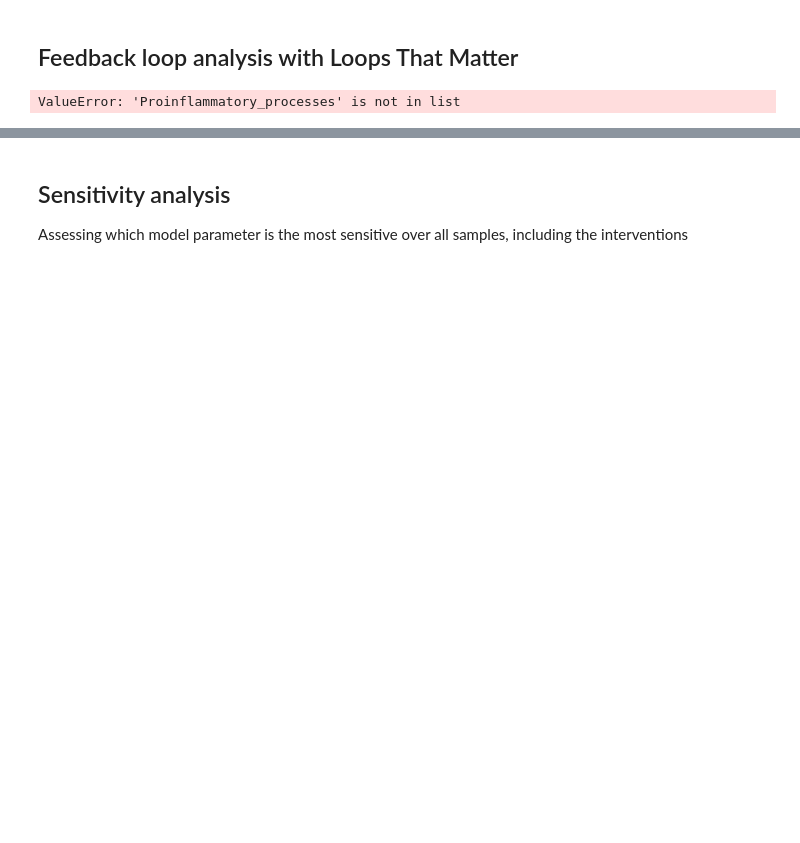
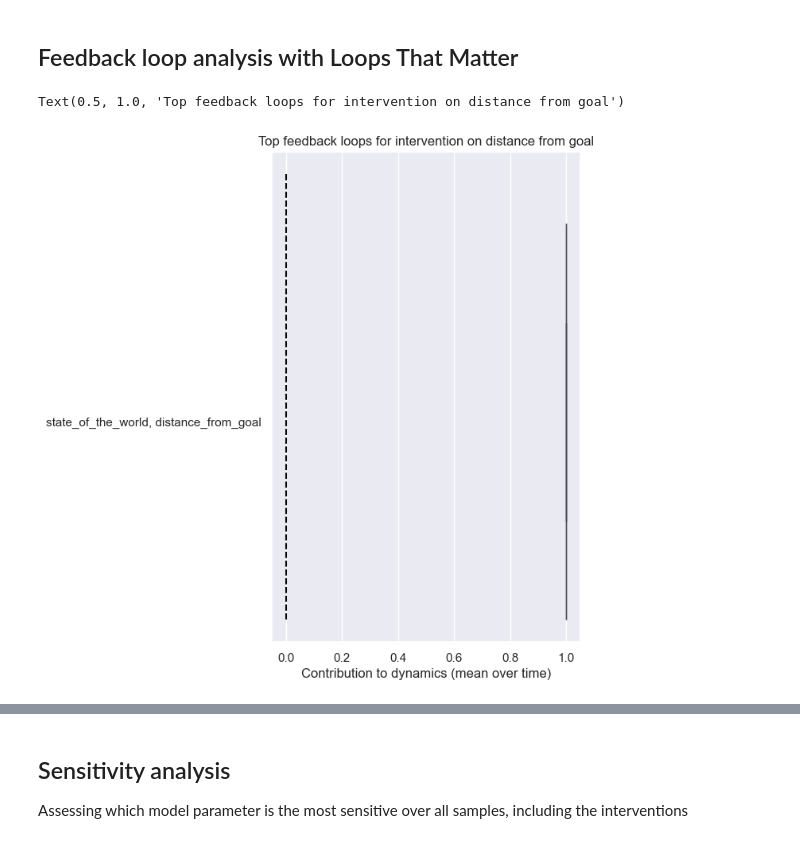
Before and after one commit to jerul/systemdynamics, a Jupyter notebook: Examples/archetype_goal_seeking.ipynb, the cells around one changed output, grey strips where cells are left out. Saved outputs shown, nothing was run; the diff lists cells and outputs as text; code cells hidden in the pictures; blank space fills up the shorter version.

```diff
--- a/Examples/archetype_goal_seeking.ipynb
+++ b/Examples/archetype_goal_seeking.ipynb
@@ -132,7 +132,7 @@ combine_loop_type = 'mean'  #'final'
 cut_off_importance = 0.01  # 0.005  # Select most important
 
 #for j, int_var in enumerate(s.intervention_variables):
-int_var = "Proinflammatory_processes"  # Select an intervention for which we will assess the feedback loop dominance
+int_var = "distance_from_goal"  # Select an intervention for which we will assess the feedback loop dominance
 j = s.intervention_variables.index(int_var)
 
 ## Get the right loop scores for specific intervention
@@ -144,34 +144,35 @@ for k in range(s.N):
     params = {target : {source : param_samples[int_var][target][source][k] for source in param_samples[int_var][target]} for target in param_samples[int_var]}
     linkscores = sdm.get_link_scores(df_i, params)
     loopscores, feedback_loops = sdm.get_loop_scores(linkscores)
     linkscores_per_sample += [linkscores]
     loopscores_per_sample += [loopscores]
 
     if combine_loop_type == "mean":
         loopscores_combined_over_time = {loop : np.mean(loopscores[loop]) for loop in loopscores}
     elif combine_loop_type == "final":
         loopscores_combined_over_time = {loop : loopscores[loop][-1] for loop in loopscores}
     else:
         raise ValueError("combine_loop_type must be either 'mean' or 'final'.")
 
     loopscores_combined_per_sample += [loopscores_combined_over_time]
 
 loopscores_combined_per_sample = {loop : [loopscores_combined_per_sample[k][loop] for k in range(s.N)] for loop in loopscores_combined_per_sample[0]}
 
 # Plot average or final loop importance over the time span
 fig = plt.figure(figsize=(5, 8))
 ax = fig.add_subplot(111)
 df_loops = pd.DataFrame(loopscores_combined_per_sample)
 
 df_loops = df_loops.loc[:, df_loops.mean().abs() > cut_off_importance]  # Plot only the most relevant loops
 df_loops = df_loops.reindex(columns=list(
                     df_loops.median().sort_values(ascending=False).index))
 sns.boxplot(data=df_loops, showfliers=False, whis=True, orient='h')
 plt.vlines(x=0, ymin=-0.5, ymax=len(df_loops.columns) - 0.6, colors='black', linestyles='dashed')
 plt.xlabel("Contribution to dynamics (" + combine_loop_type + " over time)")
 plt.title("Top feedback loops for intervention on " + " ".join(int_var.split("_")))
 # %% [output]
-ValueError: 'Proinflammatory_processes' is not in list
+Text(0.5, 1.0, 'Top feedback loops for intervention on distance from goal')
+[figure, added]
 # %%
 num_loops = len(df_loops.columns)
 num_rows = int(np.ceil(num_loops/2))
```
Also changed, not shown: parts of 7 cells of this notebook, 12 other files.
